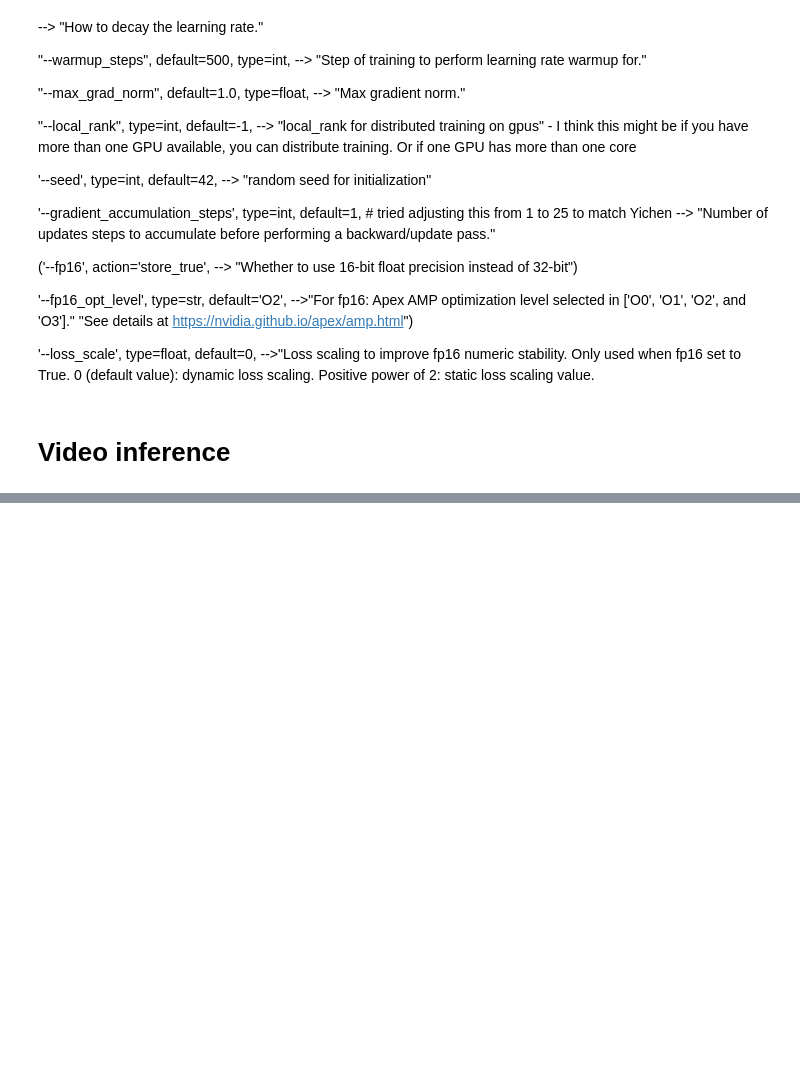
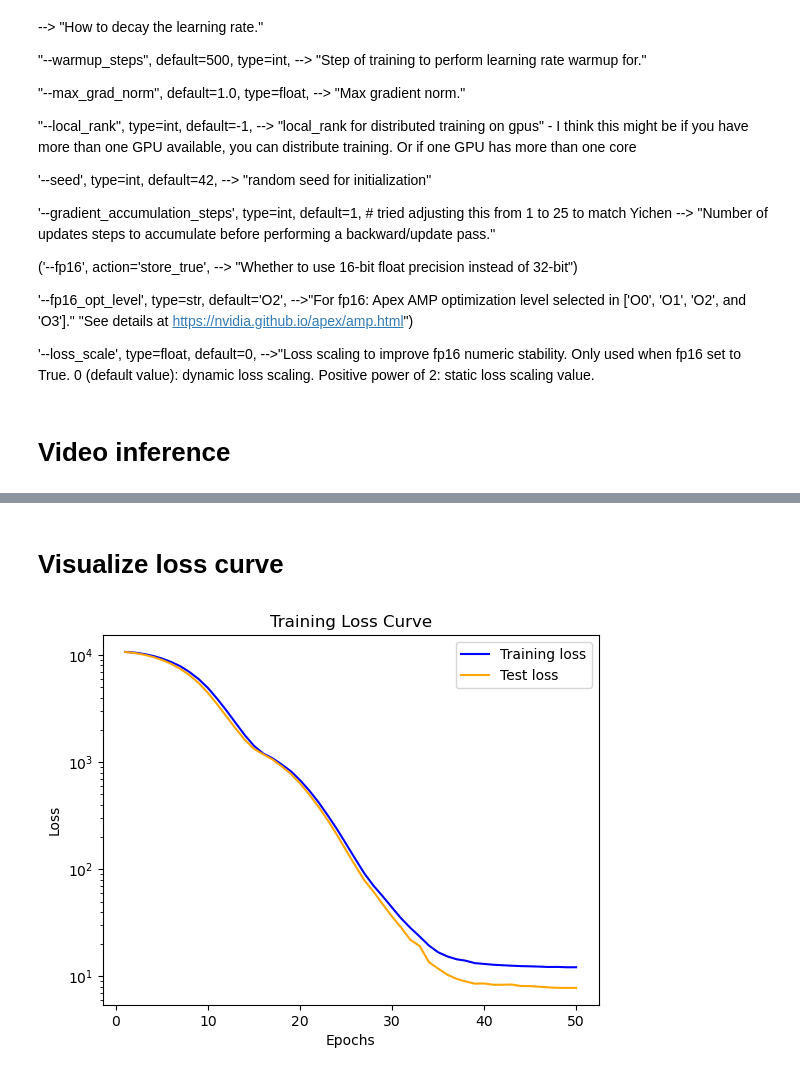
Before and after one commit to AnnaStuckert/ViT_facemap, a Jupyter notebook: ViT-pytorch/Project_execution.ipynb, the cells around one changed output, grey strips where cells are left out. Cells and saved outputs as stored; diff of their text form; code cells hidden in the pictures; blank space fills up the shorter version.

```diff
--- a/ViT-pytorch/Project_execution.ipynb
+++ b/ViT-pytorch/Project_execution.ipynb
@@ -352,0 +409,2 @@ print(f"Output CSV saved to: {output_csv_path}")
+# %% [markdown]
+# Visualize loss curve
@@ -352,0 +442,36 @@ print(f"Output CSV saved to: {output_csv_path}")
+# %%
+# Using train_epochs.py, producing lossCurve in epochs
+import pandas as pd
+import matplotlib.pyplot as plt
+
+d_lossCurve = pd.read_csv('lossCurve.csv')
+
+colors = {'training_loss': 'blue', 'validation_loss': 'orange'}  # Define colors for different metrics
+metric_labels = {'training_loss': 'Training Loss', 'validation_loss': 'Test Loss'}  # Rename metrics
+labels2 = {'validation_loss':'Test loss', 'training_loss':'Training loss'}
+for metric, color in colors.items():
+    indices = [i for i, m in enumerate(d_lossCurve['metric']) if m == metric]
+    #print(f"Metric: {metric}, Indices: {indices}")  # Debug print statement
+    if indices:
+        steps = [d_lossCurve['epoch'][i] for i in indices]
+        #steps = [i*2 for i, _ in enumerate(indices)]
+        loss = [d_lossCurve['training_loss'][i] for i in indices]
+        # if metric == 'training_loss':
+        #     stepsPerEpoch = 49
+        #     steps = np.arange(61)
+
+        #     loss = [np.mean(loss[i*stepsPerEpoch:(i+1)*stepsPerEpoch]) for i in steps]
+
+        #print(f"Steps: {steps}, Loss: {loss}")  # Debug print statement
+        plt.plot(steps, loss, label=f'{labels2[metric]}', color=color)
+plt.xlabel('Epochs')
+plt.ylabel('Loss')
+plt.title('Training Loss Curve')
+plt.legend()
+
+# Set the y-axis to scientific notation
+plt.yscale('log')
+
+plt.show()
+# %% [output]
+[figure, added]
```
Also changed, not shown: parts of 7 cells of this notebook.
